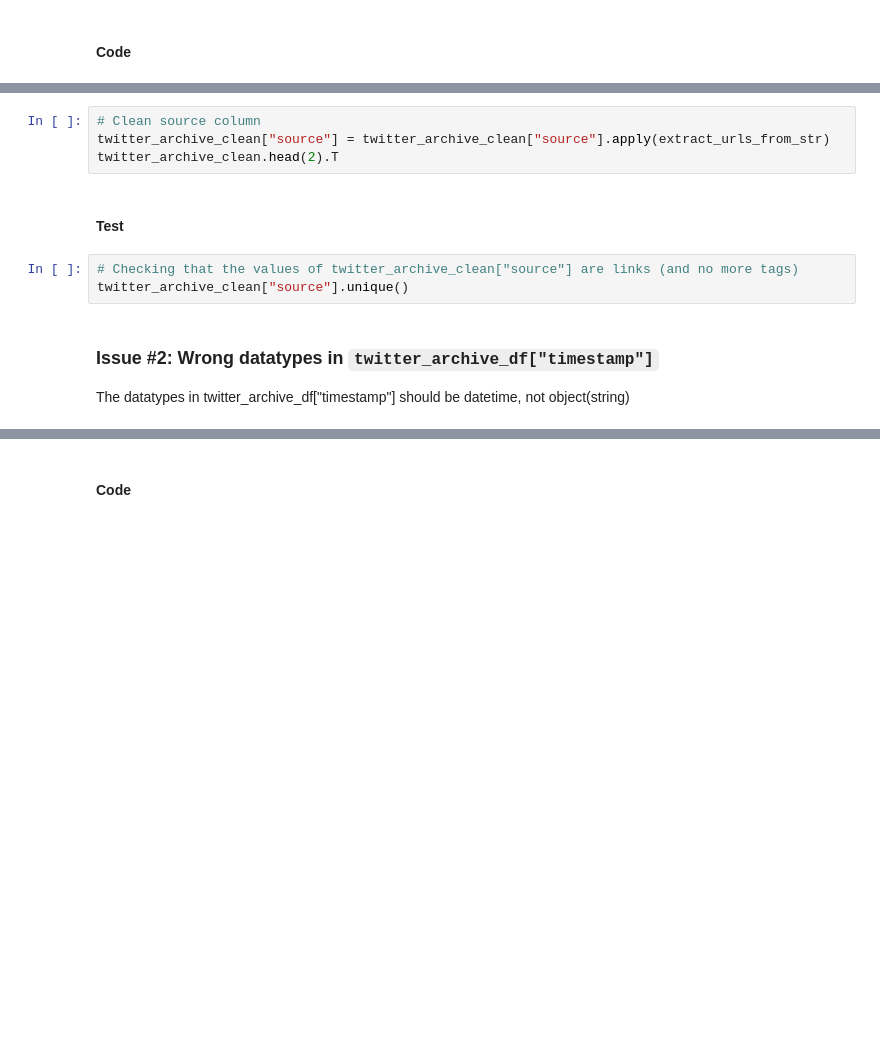
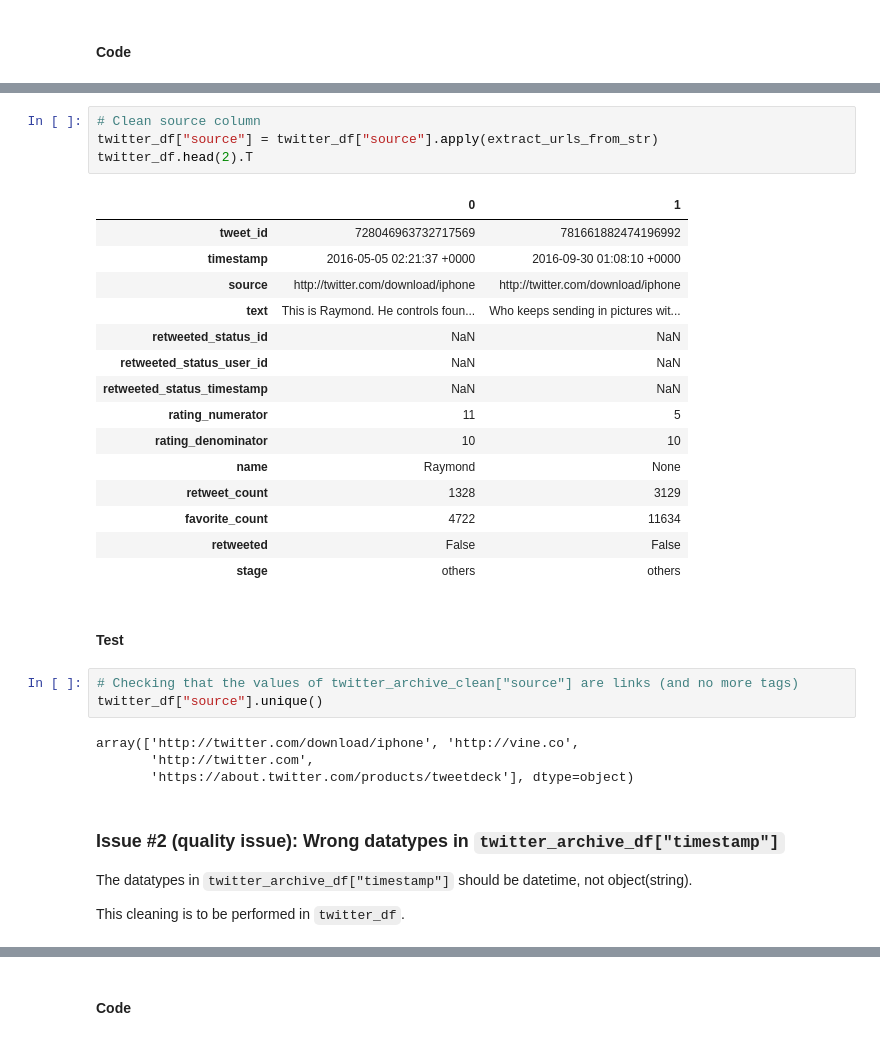
Before and after one commit to patricetg/udacity-data-analyst-project2, a Jupyter notebook: 1 - wrangle_act.ipynb, the cells around one changed output, grey strips where cells are left out. Saved outputs shown, nothing was run; the diff lists cells and outputs as text; blank space fills up the shorter version.

```diff
--- a/1 - wrangle_act.ipynb
+++ b/1 - wrangle_act.ipynb
@@ -1193,13 +1218,35 @@ twitter_archive_clean.loc[1,"source"]
 # %%
 # Clean source column
-twitter_archive_clean["source"] = twitter_archive_clean["source"].apply(extract_urls_from_str)
-twitter_archive_clean.head(2).T
+twitter_df["source"] = twitter_df["source"].apply(extract_urls_from_str)
+twitter_df.head(2).T
+# %% [output]
+|  | 0 | 1 |
+| tweet_id | 728046963732717569 | 781661882474196992 |
+| timestamp | 2016-05-05 02:21:37 +0000 | 2016-09-30 01:08:10 +0000 |
+| source | http://twitter.com/download/iphone | http://twitter.com/download/iphone |
+| text | This is Raymond. He controls foun... | Who keeps sending in pictures wit... |
+| retweeted_status_id | NaN | NaN |
+| retweeted_status_user_id | NaN | NaN |
+| retweeted_status_timestamp | NaN | NaN |
+| rating_numerator | 11 | 5 |
+| rating_denominator | 10 | 10 |
+| name | Raymond | None |
+| retweet_count | 1328 | 3129 |
+| favorite_count | 4722 | 11634 |
+| retweeted | False | False |
+| stage | others | others |
 # %% [markdown]
 #### Test
 # %%
 # Checking that the values of twitter_archive_clean["source"] are links (and no more tags)
-twitter_archive_clean["source"].unique()
+twitter_df["source"].unique()
+# %% [output]
+array(['http://twitter.com/download/iphone', 'http://vine.co',
+       'http://twitter.com',
+       'https://about.twitter.com/products/tweetdeck'], dtype=object)
 # %% [markdown]
-### Issue #2: Wrong datatypes in `twitter_archive_df["timestamp"]`
-The datatypes in twitter_archive_df["timestamp"] should be datetime, not object(string)
+### Issue #2 (quality issue): Wrong datatypes in `twitter_archive_df["timestamp"]`
+The datatypes in `twitter_archive_df["timestamp"]` should be datetime, not object(string).
+
+This cleaning is to be performed in `twitter_df`.
 # %%
```
Also changed, not shown: parts of 20 cells of this notebook.
